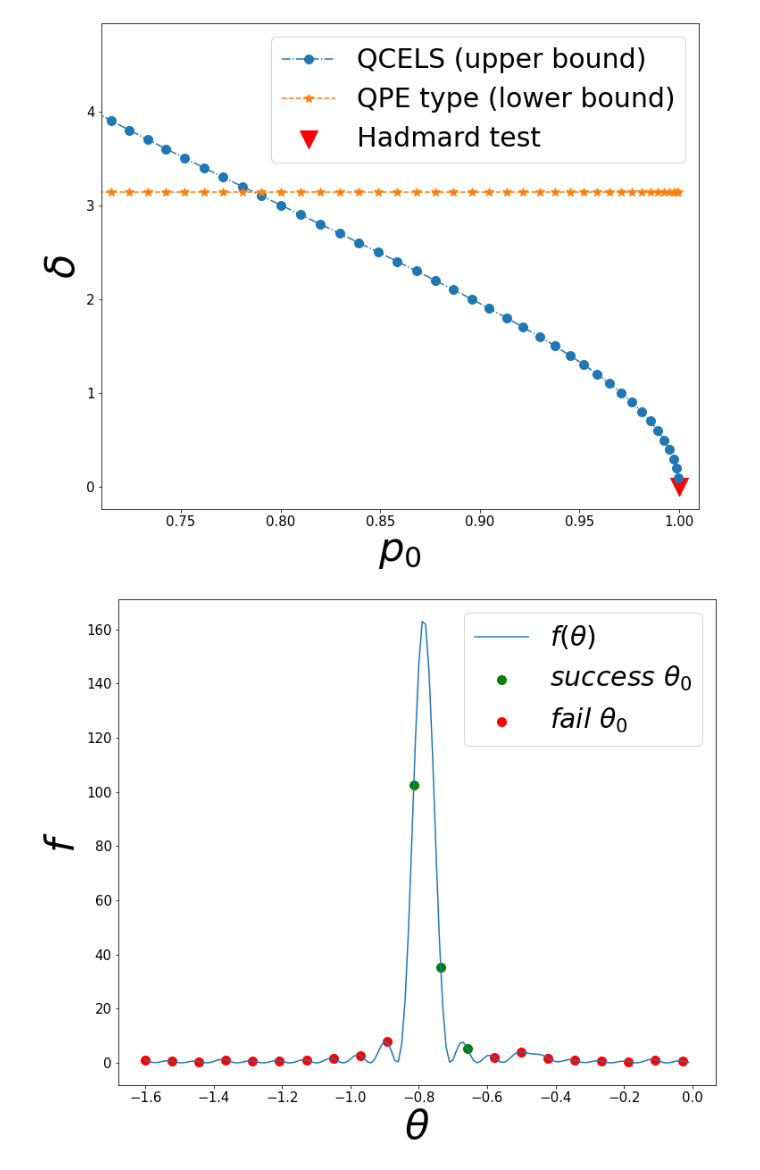
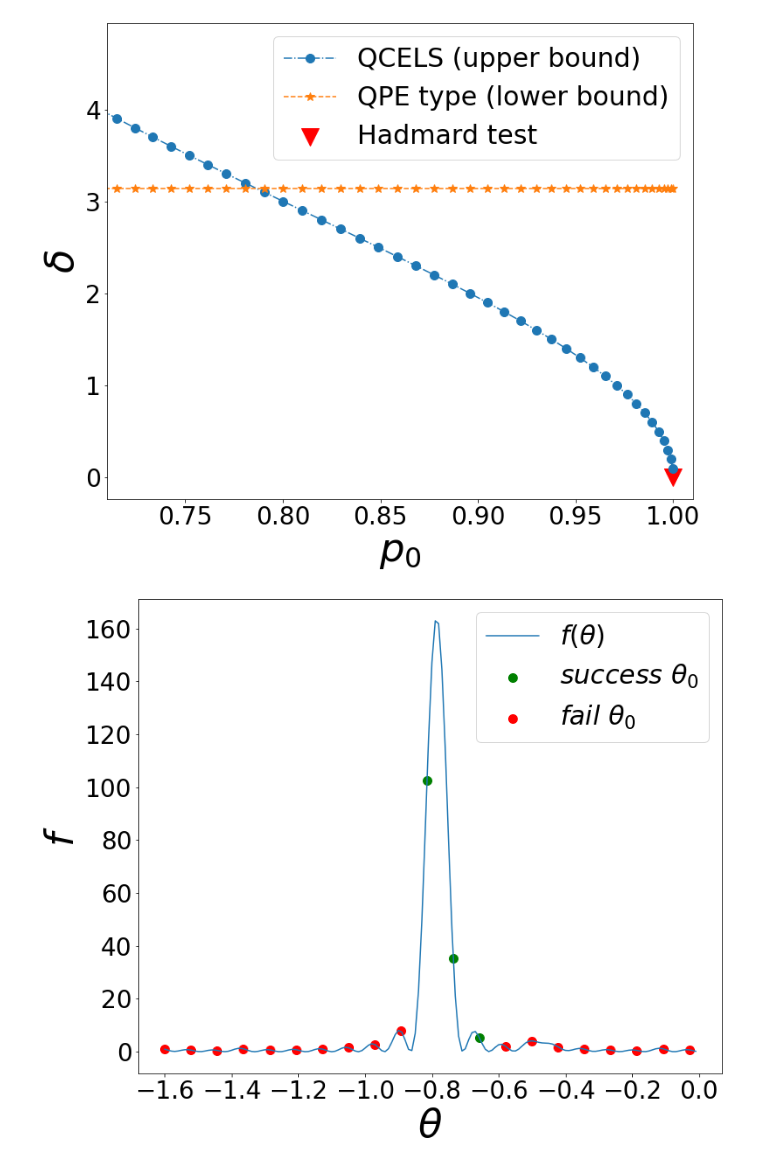
Before and after one commit to zhiyanding/QCELS, a Jupyter notebook: Data_Graph/Graph_generator.ipynb, the cells around one changed output. Saved outputs shown, nothing was run; the diff lists cells and outputs as text; code cells hidden in the pictures.

```diff
--- a/Data_Graph/Graph_generator.ipynb
+++ b/Data_Graph/Graph_generator.ipynb
@@ -264,10 +256,12 @@ plt.scatter(1,0,marker="v",s=400,label='Hadmard test',c ="red")
 plt.xlim([0.71,1.01])
 plt.xlabel("$p_0$",fontsize=45)
 plt.ylabel("$\delta$",fontsize=45)
+plt.xticks(fontsize=28)
+plt.yticks(fontsize=28)
 plt.legend(fontsize=30)
 plt.savefig('Depth_theory.pdf')
 # %% [output]
-[figure, old version]
+[figure, new version]
 # %%
 ### loss function
 TFIM_data=np.load('TFIM_8sites_data.npz')
@@ -285,31 +279,33 @@ Error_z=np.zeros(len(z),dtype = 'complex128')
 for i in range(len(x)):
     for j in range(NT):
          Error[i]=Error[i]+np.dot(population,np.exp(-1j*(spectrum-x[i])*ts[j]))
 for i in range(len(z)):
     for j in range(NT):
          Error_z[i]=Error_z[i]+np.dot(population,np.exp(-1j*(spectrum-z[i])*ts[j]))
 ###------define function---------
 def fun(x):
         signal=0
         for j in range(NT):
              signal=signal+np.dot(population,np.exp(-1j*(spectrum-x)*ts[j]))
         return (-abs(signal)**2)
 ##-------True minimizer---------
 x0=spectrum[0]
 min_z=minimize(fun,x0)
 #--------solve minimization problem for different initial guess--------
 for i in range(len(z)):
     x0=z[i]
     res=minimize(fun,x0)
     if abs(res.x[0]-min_z.x[0])<0.01:
         sf[i]=1
 fig=plt.figure(figsize=(12,10))
 plt.plot(x,abs(Error)**2,label=r"$f(\theta)$")
 plt.scatter(z[np.where(sf==1)],abs(Error_z[np.where(sf==1)])**2,label=r"$success\ \theta_0$",c ="green")
 plt.scatter(z[np.where(sf==0)],abs(Error_z[np.where(sf==0)])**2,label=r"$fail\ \theta_0$",c ="red")
 plt.xlabel(r"$\theta$",fontsize=45)
 plt.ylabel(r"$f$",fontsize=45)
+plt.xticks(fontsize=28)
+plt.yticks(fontsize=28)
 plt.legend(fontsize=30)
 plt.savefig('Loss_landscape.pdf')
 # %% [output]
-[figure, old version]
+[figure, new version]
```
Also changed, not shown: parts of 4 cells of this notebook, 13 other files.
